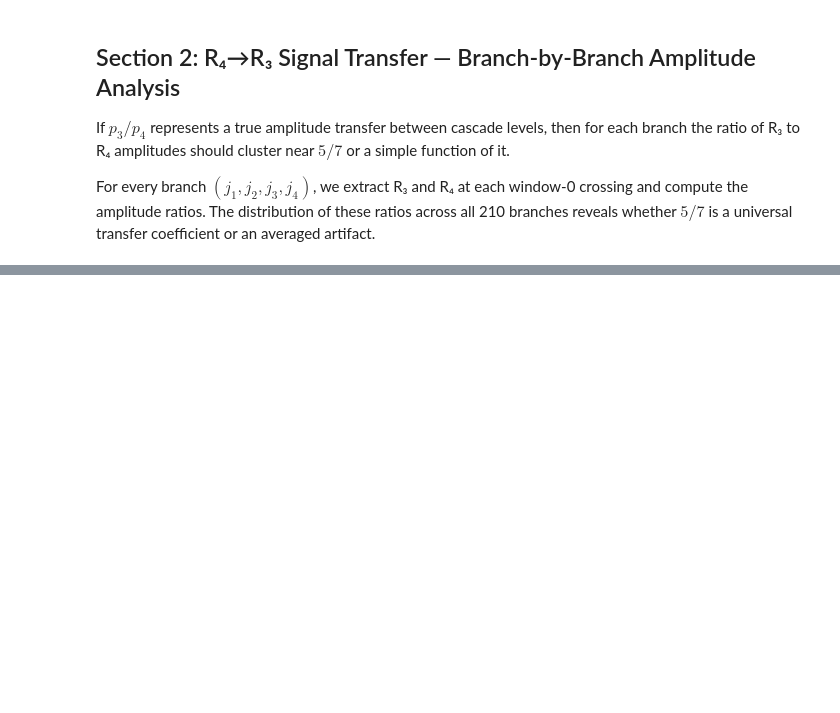
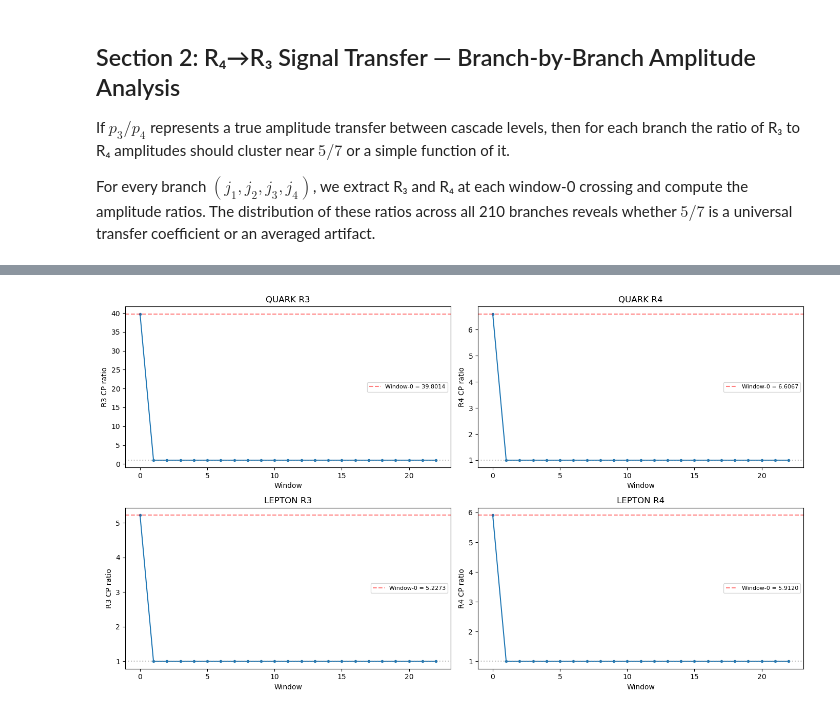
Before and after one commit to kayna-of-light/concentric-spacetime, a Jupyter notebook: notebooks/125_the_unified_mass_architecture.ipynb, the cells around one changed output, grey strips where cells are left out. Cells and saved outputs as stored; diff of their text form; code cells hidden in the pictures; blank space fills up the shorter version.

```diff
--- a/notebooks/125_the_unified_mass_architecture.ipynb
+++ b/notebooks/125_the_unified_mass_architecture.ipynb
@@ -342,0 +730,78 @@ print(f'  not at the individual branch level. This is expected.')
+# %%
+# -- S6: Window-by-window CP evolution for R3 and R4, quark and lepton --
+
+n_windows = len(cis) // WINDOW_SIZE
+print(f'Total crossings: {len(cis)}, window size: {WINDOW_SIZE}, windows: {n_windows}')
+print()
+
+# Compute per-window CP ratio at R3 and R4 for both channels
+window_cp = {ch: {lvl: [] for lvl in [2, 3]} for ch in ['QUARK', 'LEPTON']}
+
+for w in range(n_windows):
+    start = w * WINDOW_SIZE
+    end = start + WINDOW_SIZE
+    w_cis = cis[start:end]
+    w_a3  = a3_t[start:end]
+    w_a5  = a5_t[start:end]
+    w_a7  = a7_t[start:end]
+    w_res = {b: res[b][start:end, :] for b in branches_list}
+
+    w_sec = sys0.accumulate_sectors(w_res, w_cis, w_a3, w_a5, w_a7)
+    w_cp  = sys0.cp_pair_ratios(w_sec)
+
+    for ch in ['QUARK', 'LEPTON']:
+        for lvl in [2, 3]:
+            window_cp[ch][lvl].append(w_cp[ch][lvl])
+
+# Report first few windows
+print('PER-WINDOW CP RATIOS AT R3 AND R4:')
+print('=' * 85)
+n_show = min(8, n_windows)
+for ch in ['QUARK', 'LEPTON']:
+    print(f'\n  {ch}:')
+    print(f'    {"Win":>4} {"R3 CP":>10} {"R3^x3":>10} {"R3^x3*5/7":>12} {"R4 CP":>10} {"R4^x":>10}')
+    print(f'    {"-"*60}')
+    x_r4 = X4 if ch == 'QUARK' else X4_LEP
+    for w in range(n_show):
+        cp3 = window_cp[ch][2][w]
+        cp4 = window_cp[ch][3][w]
+        m3 = cp3 ** X3
+        m3c = m3 * p3/p4
+        m4 = cp4 ** x_r4
+        print(f'    {w:>4} {cp3:>10.6f} {m3:>10.4f} {m3c:>12.4f} {cp4:>10.6f} {m4:>10.2f}')
+    # Show window-0 vs average of windows 1+
+    avg_rest_R3 = np.mean(window_cp[ch][2][1:])
+    avg_rest_R4 = np.mean(window_cp[ch][3][1:])
+    print(f'    ...')
+    print(f'    avg(w1+) R3: {avg_rest_R3:.6f}  R4: {avg_rest_R4:.6f}')
+    print(f'    w0/avg(w1+) R3: {window_cp[ch][2][0]/avg_rest_R3:.6f}  R4: {window_cp[ch][3][0]/avg_rest_R4:.6f}')
+
+# Plot
+fig, axes = plt.subplots(2, 2, figsize=(14, 8))
+for i, ch in enumerate(['QUARK', 'LEPTON']):
+    for j, lvl in enumerate([2, 3]):
+        ax = axes[i][j]
+        vals = window_cp[ch][lvl][:n_windows]
+        ax.plot(range(n_windows), vals, 'o-', markersize=3)
+        ax.axhline(1.0, color='gray', linestyle=':', alpha=0.5)
+        ax.axhline(vals[0], color='red', linestyle='--', alpha=0.5, label=f'Window-0 = {vals[0]:.4f}')
+        ax.set_xlabel('Window')
+        ax.set_ylabel(f'R{lvl+1} CP ratio')
+        ax.set_title(f'{ch} R{lvl+1}')
+        ax.legend(fontsize=8)
+
+plt.tight_layout()
+plt.savefig(ROOT / 'output' / 'nb125_window_cp_evolution.png', dpi=150)
+plt.show()
+
+# The key test: are windows 1+ truly dead (CP ≈ 1.0) for R3?
+print()
+print('WINDOW-0 CONCENTRATION TEST:')
+for ch in ['QUARK', 'LEPTON']:
+    for lvl in [2, 3]:
+        w0_val = window_cp[ch][lvl][0]
+        rest = window_cp[ch][lvl][1:]
+        rest_arr = np.array(rest)
+        max_dev = np.max(np.abs(rest_arr - 1.0))
+        print(f'  {ch} R{lvl+1}: window-0 = {w0_val:.6f}, max|w1+ - 1| = {max_dev:.6f}')
+# %% [output]
@@ -342,0 +825 @@ print(f'  not at the individual branch level. This is expected.')
+[figure, added]
```
Also changed, not shown: parts of 13 cells of this notebook.
